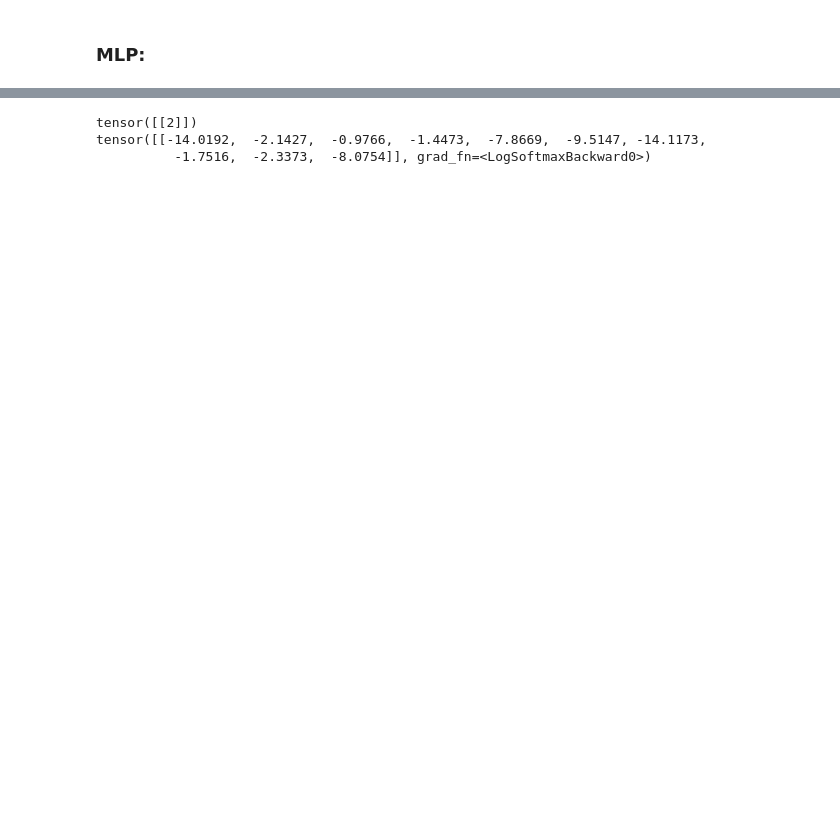
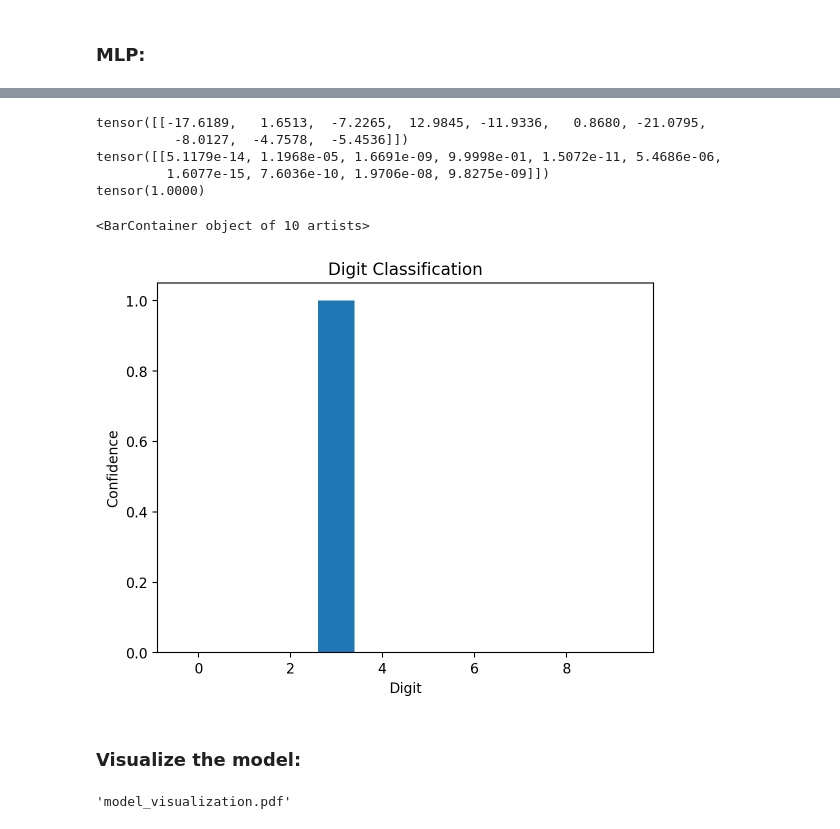
Before and after one commit to wildlyons99/senior_design, a Jupyter notebook: initial_work/pyTorch_examples/MLP_comparisons.ipynb, the cells around one changed output, grey strips where cells are left out. Cells and saved outputs as stored; diff of their text form; code cells hidden in the pictures; blank space fills up the shorter version.

```diff
--- a/initial_work/pyTorch_examples/MLP_comparisons.ipynb
+++ b/initial_work/pyTorch_examples/MLP_comparisons.ipynb
@@ -179,11 +297,44 @@ plt.imshow(img_array, cmap='binary')
 # %%
+### Run the model
 img_array = img_array.reshape([1, 784])
-logprobs = my_MLP.forward(torch.from_numpy(img_array))
+img_array = np.where(img_array == 0, -1, img_array)
+
+with torch.no_grad():
+    #logprobs = my_MLP.forward(torch.from_numpy(img_array))
+
+    logits = my_MLP.forward_preActivation(torch.from_numpy(img_array))
+    print(logits)
+
+#probs = np.exp(logprobs)
+probs = torch_softmax(logits)
+print(probs)
+#probs = custom_softmax_scaled(2, logits)
+
+print(torch.sum(probs))
 top_p, top_class = logprobs.topk(1, dim=1)
-print(top_class)
-print(logprobs)
+
+plt.xlabel("Digit")
+plt.ylabel("Confidence")
+plt.title("Digit Classification")
+plt.bar(labels.unique(), probs[0])
 # %% [output]
-tensor([[2]])
-tensor([[-14.0192,  -2.1427,  -0.9766,  -1.4473,  -7.8669,  -9.5147, -14.1173,
-          -1.7516,  -2.3373,  -8.0754]], grad_fn=<LogSoftmaxBackward0>)
+tensor([[-17.6189,   1.6513,  -7.2265,  12.9845, -11.9336,   0.8680, -21.0795,
+          -8.0127,  -4.7578,  -5.4536]])
+tensor([[5.1179e-14, 1.1968e-05, 1.6691e-09, 9.9998e-01, 1.5072e-11, 5.4686e-06,
+         1.6077e-15, 7.6036e-10, 1.9706e-08, 9.8275e-09]])
+tensor(1.0000)
+<BarContainer object of 10 artists>
+[figure, added]
+# %% [markdown]
+### Visualize the model:
+# %%
+from torchviz import make_dot
+
+# Generate the dot graph
+dot = make_dot(my_MLP(torch.from_numpy(img_array)), params=dict(my_MLP.named_parameters()))
+
+# Save the graph as a PDF
+dot.render("model_visualization", format="pdf")
+# %% [output]
+'model_visualization.pdf'
 # %%
```
Also changed, not shown: parts of 15 cells of this notebook.
